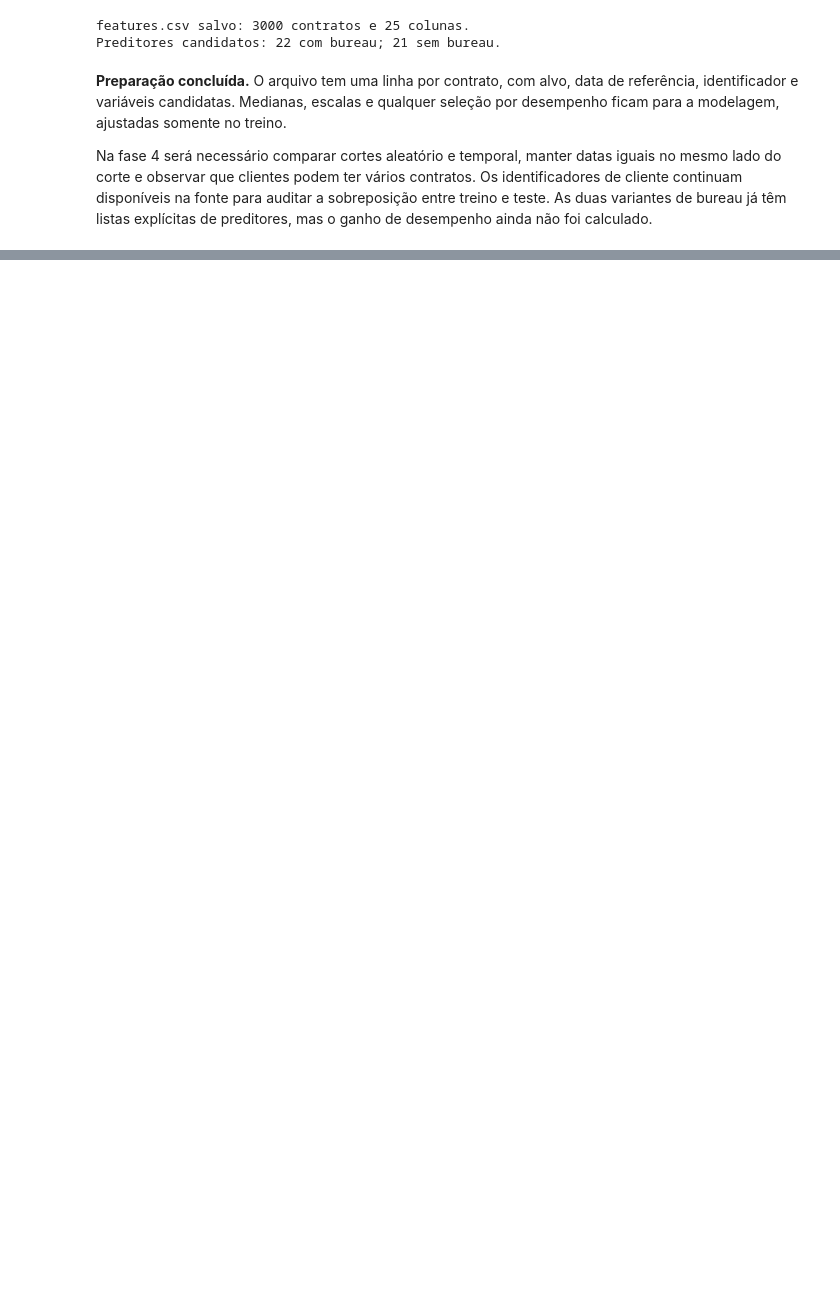
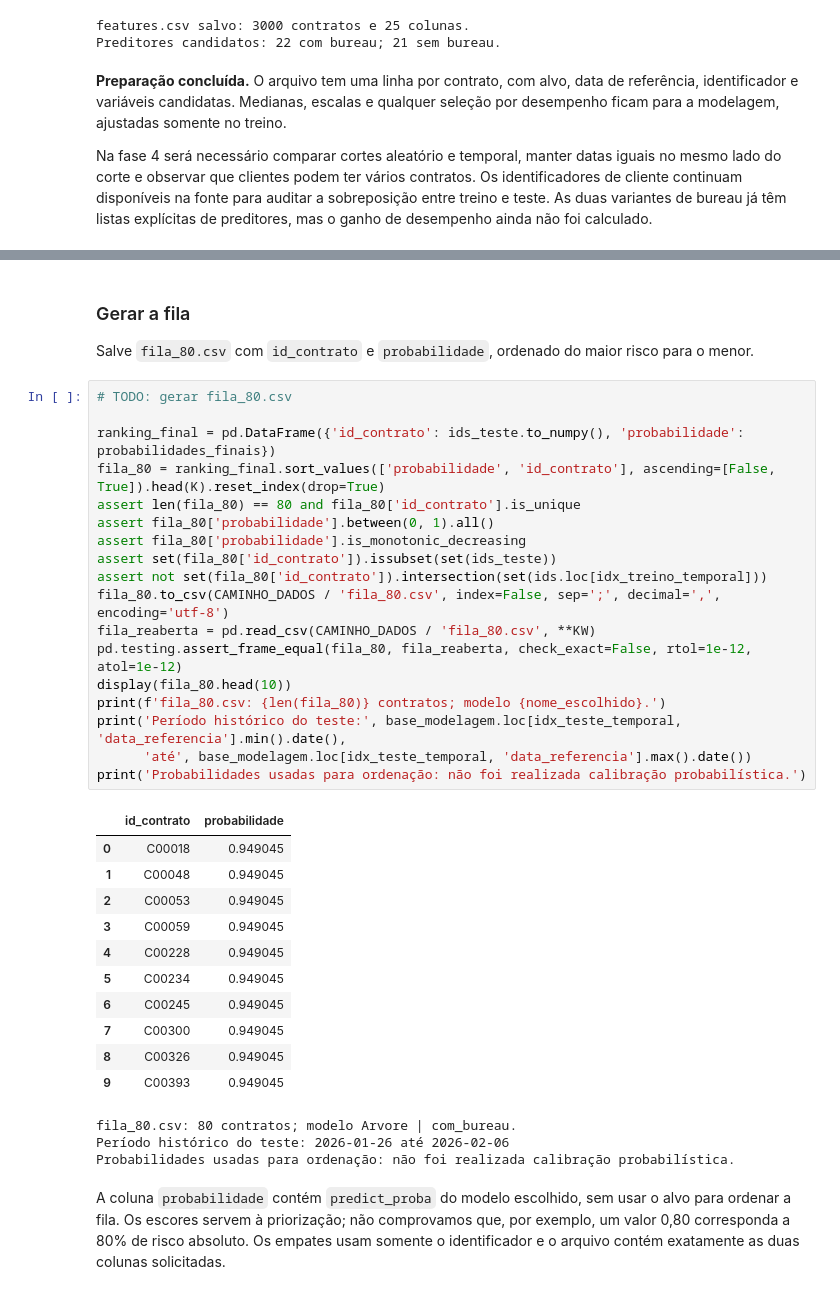
Before and after one commit to Kogake7/BemLar-CienciaDeDados, a Jupyter notebook: enunciado.ipynb, the cells around one changed output, grey strips where cells are left out. Cells and saved outputs as stored; diff of their text form; blank space fills up the shorter version.

```diff
--- a/enunciado.ipynb
+++ b/enunciado.ipynb
@@ -801,0 +1236,42 @@ Faltam ainda dois arquivos que **não** são gerados aqui:
+# %% [markdown]
+### Gerar a fila
+
+Salve `fila_80.csv` com `id_contrato` e `probabilidade`, ordenado do maior risco para o menor.
+# %%
+# TODO: gerar fila_80.csv
+
+ranking_final = pd.DataFrame({'id_contrato': ids_teste.to_numpy(), 'probabilidade': probabilidades_finais})
+fila_80 = ranking_final.sort_values(['probabilidade', 'id_contrato'], ascending=[False, True]).head(K).reset_index(drop=True)
+assert len(fila_80) == 80 and fila_80['id_contrato'].is_unique
+assert fila_80['probabilidade'].between(0, 1).all()
+assert fila_80['probabilidade'].is_monotonic_decreasing
+assert set(fila_80['id_contrato']).issubset(set(ids_teste))
+assert not set(fila_80['id_contrato']).intersection(set(ids.loc[idx_treino_temporal]))
+fila_80.to_csv(CAMINHO_DADOS / 'fila_80.csv', index=False, sep=';', decimal=',', encoding='utf-8')
+fila_reaberta = pd.read_csv(CAMINHO_DADOS / 'fila_80.csv', **KW)
+pd.testing.assert_frame_equal(fila_80, fila_reaberta, check_exact=False, rtol=1e-12, atol=1e-12)
+display(fila_80.head(10))
+print(f'fila_80.csv: {len(fila_80)} contratos; modelo {nome_escolhido}.')
+print('Período histórico do teste:', base_modelagem.loc[idx_teste_temporal, 'data_referencia'].min().date(),
+      'até', base_modelagem.loc[idx_teste_temporal, 'data_referencia'].max().date())
+print('Probabilidades usadas para ordenação: não foi realizada calibração probabilística.')
+# %% [output]
+|  | id_contrato | probabilidade |
+| 0 | C00018 | 0.949045 |
+| 1 | C00048 | 0.949045 |
+| 2 | C00053 | 0.949045 |
+| 3 | C00059 | 0.949045 |
+| 4 | C00228 | 0.949045 |
+| 5 | C00234 | 0.949045 |
+| 6 | C00245 | 0.949045 |
+| 7 | C00300 | 0.949045 |
+| 8 | C00326 | 0.949045 |
+| 9 | C00393 | 0.949045 |
+fila_80.csv: 80 contratos; modelo Arvore | com_bureau.
+Período histórico do teste: 2026-01-26 até 2026-02-06
+Probabilidades usadas para ordenação: não foi realizada calibração probabilística.
+# %% [markdown]
+A coluna `probabilidade` contém `predict_proba` do modelo escolhido, sem usar o alvo
+para ordenar a fila. Os escores servem à priorização; não comprovamos que, por
+exemplo, um valor 0,80 corresponda a 80% de risco absoluto. Os empates usam somente
+o identificador e o arquivo contém exatamente as duas colunas solicitadas.
```
Also changed, not shown: parts of 23 cells of this notebook, 5 other files.
